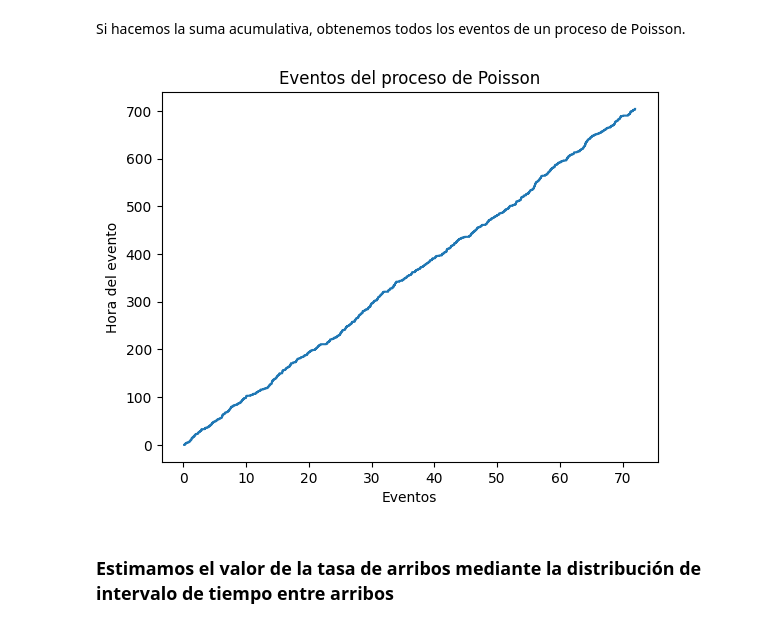
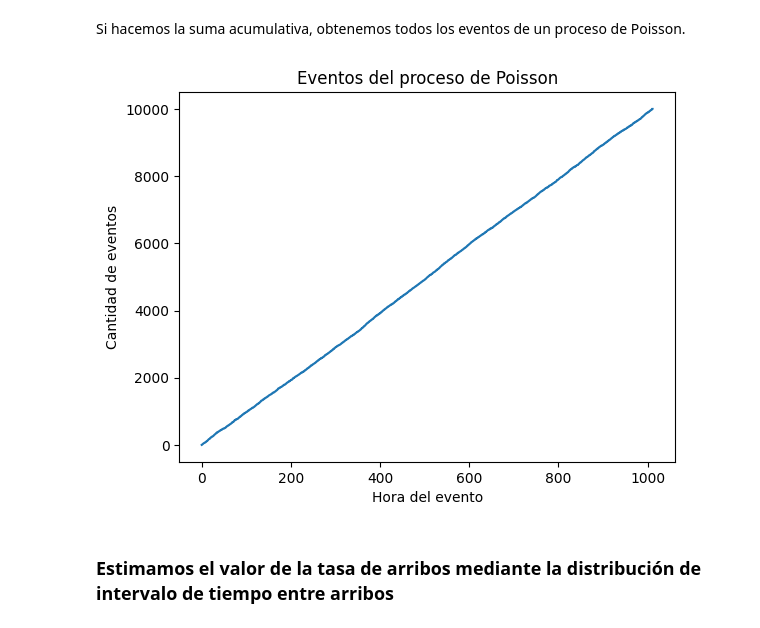
Before and after one commit to ramirogestoso/simulacion-2c-2022, a Jupyter notebook: testRand.ipynb, the cells around one changed output. Cells and saved outputs as stored; diff of their text form; code cells hidden in the pictures.

```diff
--- a/testRand.ipynb
+++ b/testRand.ipynb
@@ -300,14 +300,13 @@ plt.show()
 Si hacemos la suma acumulativa, obtenemos todos los eventos de un proceso de Poisson.
 # %%
 eventos_proceso = tiempos_entre_arribos.cumsum()
-#sns.scatterplot(eventos_proceso, s=5, marker='x')
-plt.step(t,range(len(t)),where= 'post')
+plt.step(x=eventos_proceso, y=range(len(eventos_proceso)),where= 'post')
 plt.title('Eventos del proceso de Poisson')
-plt.xlabel('Eventos')
-plt.ylabel('Hora del evento')
+plt.ylabel('Cantidad de eventos')
+plt.xlabel('Hora del evento')
 plt.show()
 # %% [output]
-[figure, old version]
+[figure, new version]
 # %% [markdown]
 ### Estimamos el valor de la tasa de arribos mediante la distribución de intervalo de tiempo entre arribos
 # %% [markdown]
```
